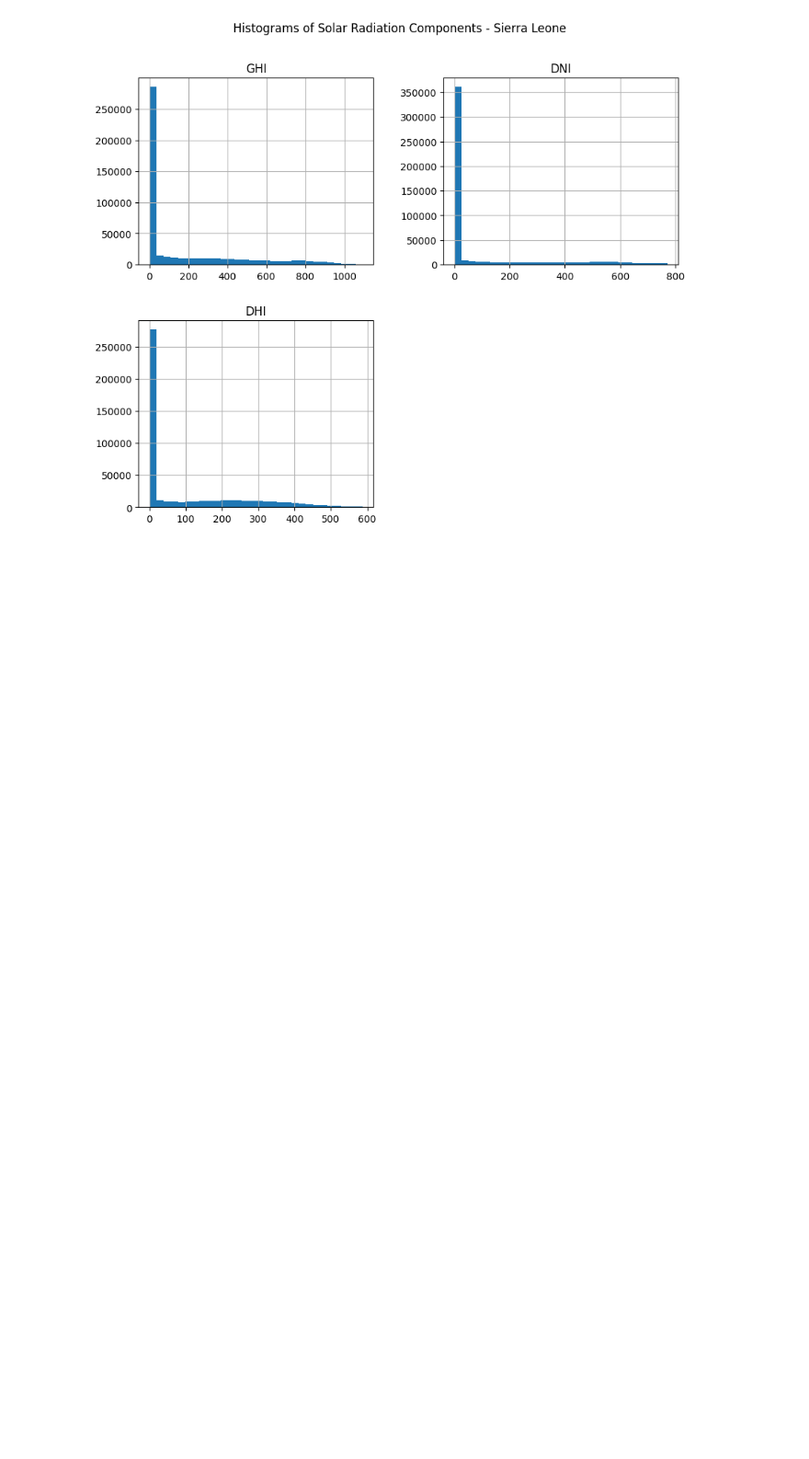
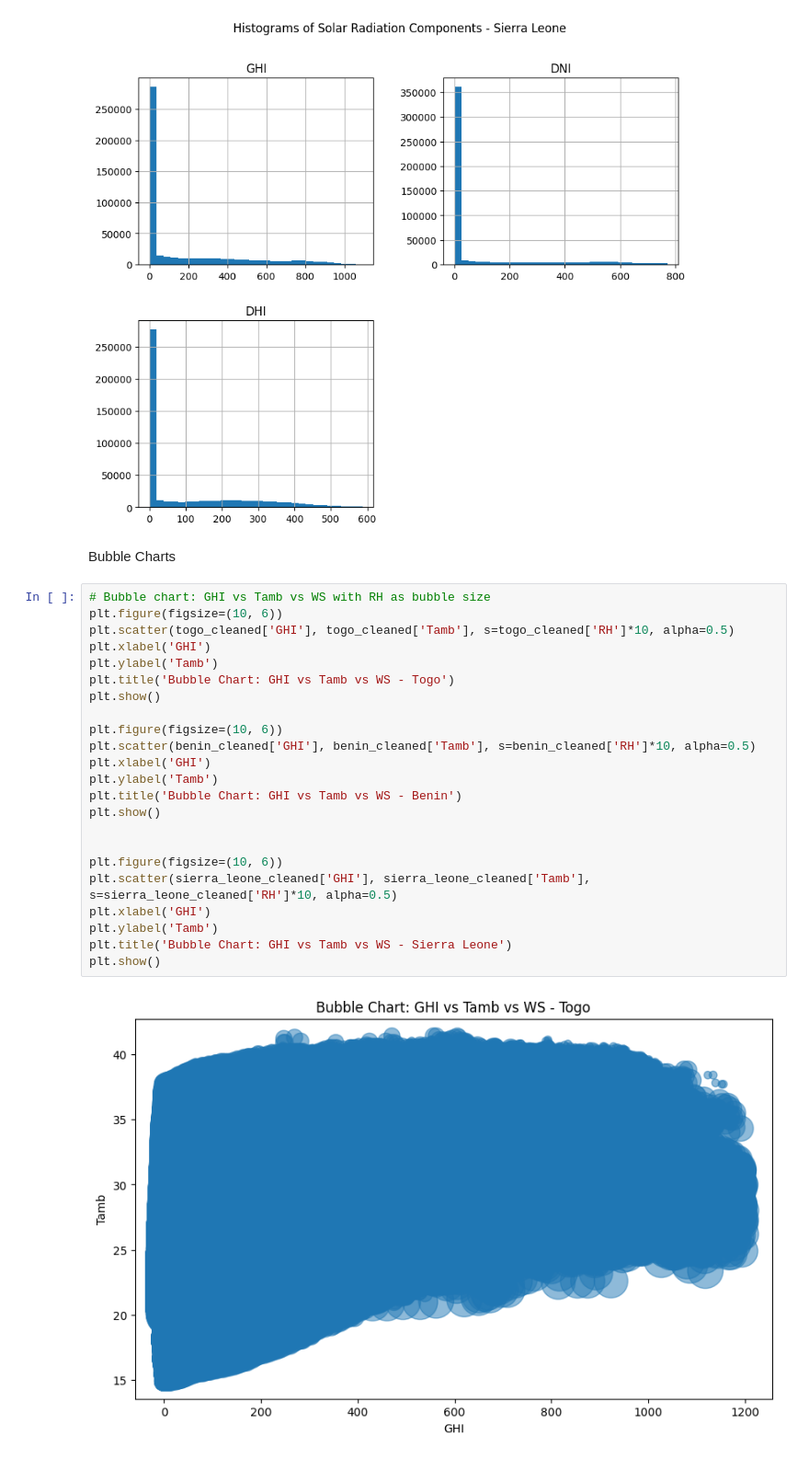
Before and after one commit to Birkity/10_Academy, a Jupyter notebook: notebooks/eda.ipynb, the cells around one changed output. Shown at 92% size. Cells and saved outputs as stored; diff of their text form; blank space fills up the shorter version.

```diff
--- a/notebooks/eda.ipynb
+++ b/notebooks/eda.ipynb
@@ -257,3 +256,30 @@ plt.show()
 [figure]
 [figure]
 [figure]
+# %% [markdown]
+Bubble Charts
+# %%
+# Bubble chart: GHI vs Tamb vs WS with RH as bubble size
+plt.figure(figsize=(10, 6))
+plt.scatter(togo_cleaned['GHI'], togo_cleaned['Tamb'], s=togo_cleaned['RH']*10, alpha=0.5)
+plt.xlabel('GHI')
+plt.ylabel('Tamb')
+plt.title('Bubble Chart: GHI vs Tamb vs WS - Togo')
+plt.show()
+
+plt.figure(figsize=(10, 6))
+plt.scatter(benin_cleaned['GHI'], benin_cleaned['Tamb'], s=benin_cleaned['RH']*10, alpha=0.5)
+plt.xlabel('GHI')
+plt.ylabel('Tamb')
+plt.title('Bubble Chart: GHI vs Tamb vs WS - Benin')
+plt.show()
+
+
+plt.figure(figsize=(10, 6))
+plt.scatter(sierra_leone_cleaned['GHI'], sierra_leone_cleaned['Tamb'], s=sierra_leone_cleaned['RH']*10, alpha=0.5)
+plt.xlabel('GHI')
+plt.ylabel('Tamb')
+plt.title('Bubble Chart: GHI vs Tamb vs WS - Sierra Leone')
+plt.show()
+# %% [output]
+[figure, added]
```
Also changed, not shown: parts of 5 cells of this notebook.
